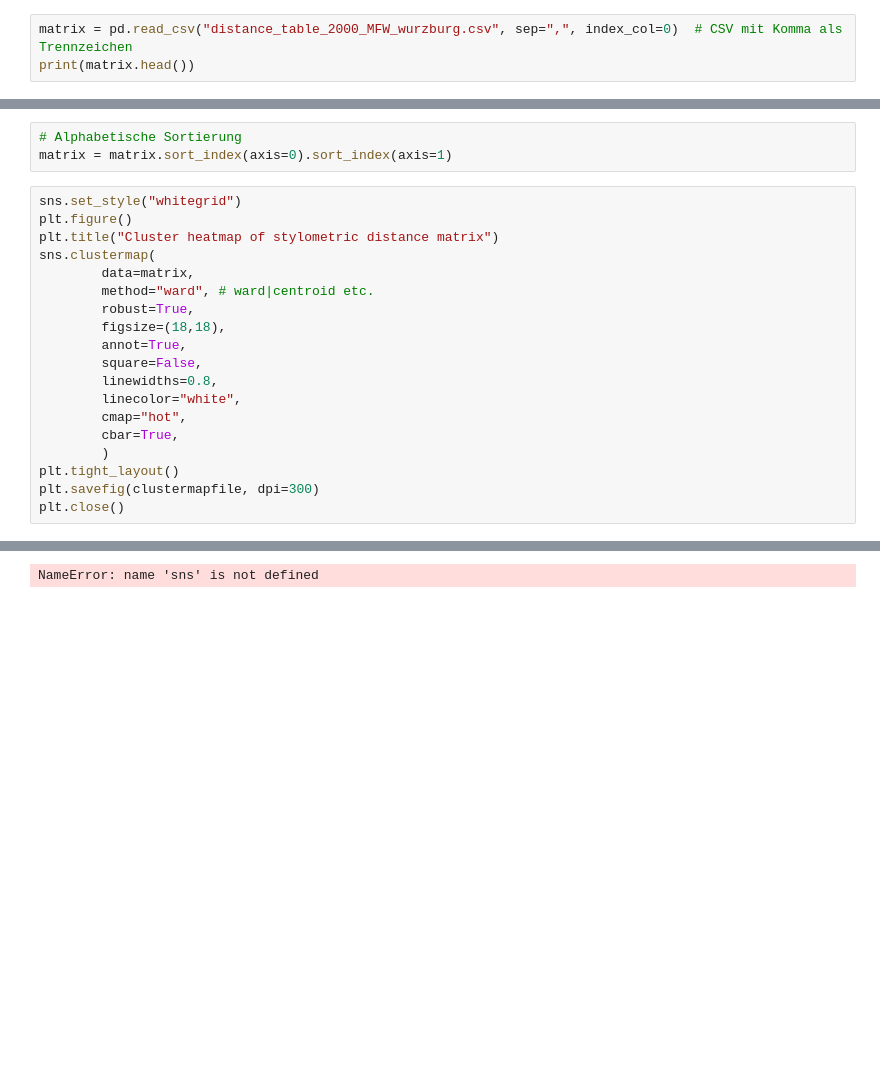
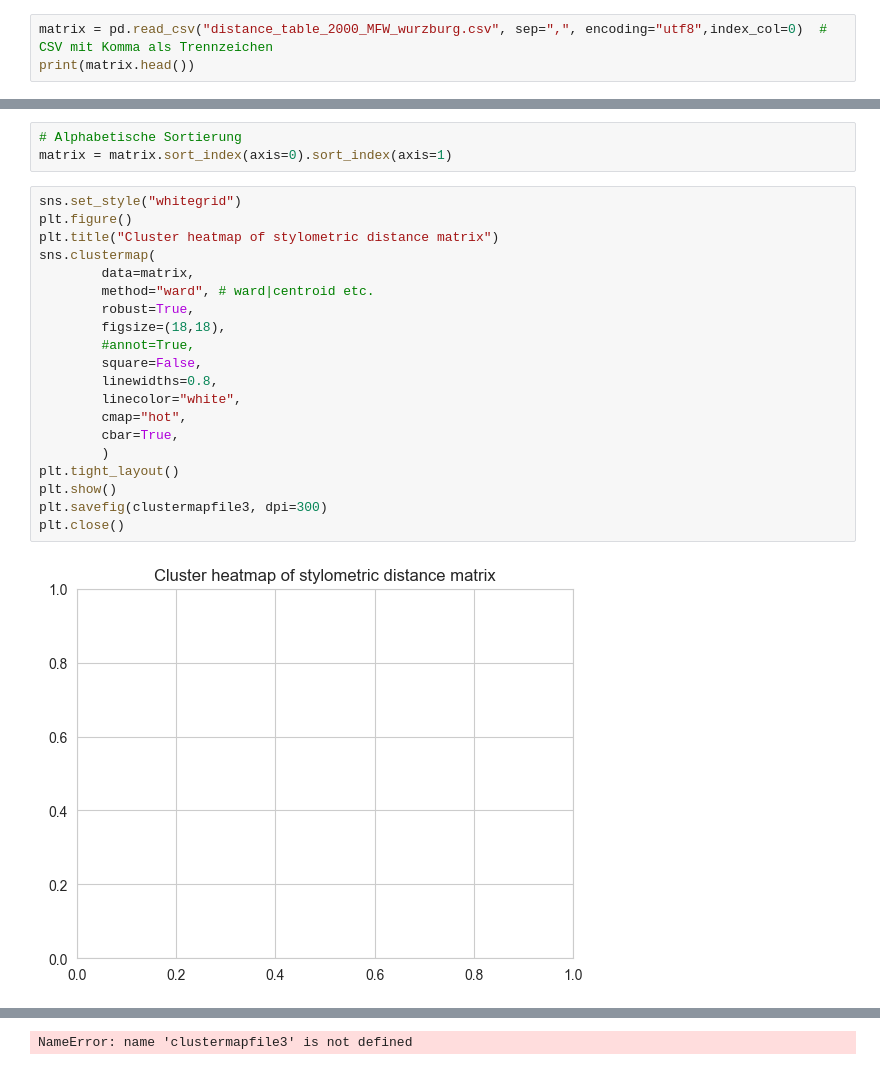
Before and after one commit to MiMoText/Stylometric_Analysis, a Jupyter notebook: make_clustermap.ipynb, the cells around one changed output, grey strips where cells are left out. Cells and saved outputs as stored; diff of their text form; blank space fills up the shorter version.

```diff
--- a/make_clustermap.ipynb
+++ b/make_clustermap.ipynb
@@ -11,5 +9,5 @@ import numpy as np
 # %%
-matrix = pd.read_csv("distance_table_2000_MFW_wurzburg.csv", sep=",", index_col=0)  # CSV mit Komma als Trennzeichen
+matrix = pd.read_csv("distance_table_2000_MFW_wurzburg.csv", sep=",", encoding="utf8",index_col=0)  # CSV mit Komma als Trennzeichen
 print(matrix.head())
 # %% [output]
                 Arnaud_Adelson  Arnaud_Anne  Arnaud_Bal  Arnaud_Batilde  \
@@ -35,20 +33,22 @@ matrix = matrix.sort_index(axis=0).sort_index(axis=1)
 # %%
 sns.set_style("whitegrid")
 plt.figure()
 plt.title("Cluster heatmap of stylometric distance matrix")
 sns.clustermap(
         data=matrix,
         method="ward", # ward|centroid etc.
         robust=True,
         figsize=(18,18),
-        annot=True,
+        #annot=True,
         square=False,
         linewidths=0.8,
         linecolor="white",
         cmap="hot",
         cbar=True,
         )
 plt.tight_layout()
-plt.savefig(clustermapfile, dpi=300)
+plt.show()
+plt.savefig(clustermapfile3, dpi=300)
 plt.close()
 # %% [output]
+[figure, added]
@@ -55 +56 @@ plt.close()
-NameError: name 'sns' is not defined
+NameError: name 'clustermapfile3' is not defined
```
Also changed, not shown: parts of 2 cells of this notebook.
